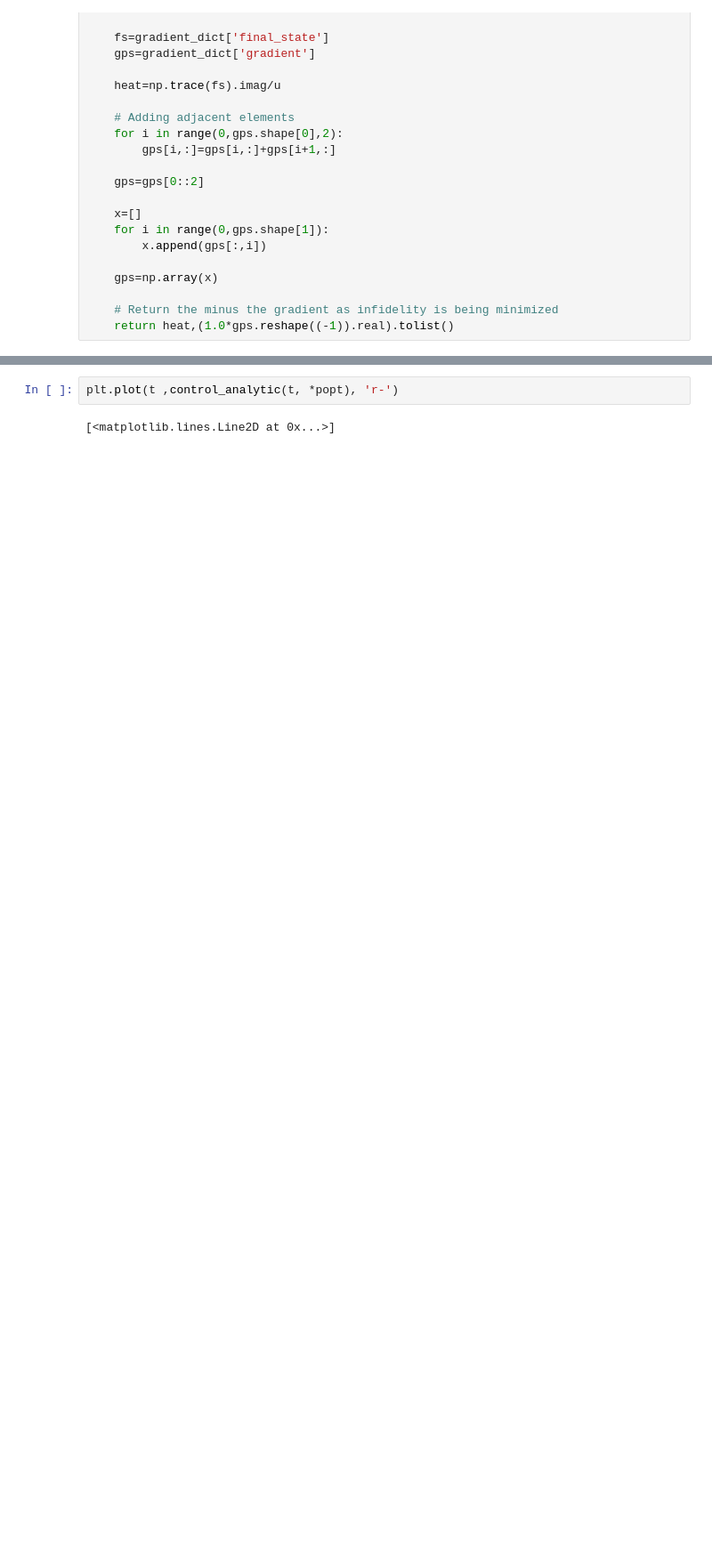
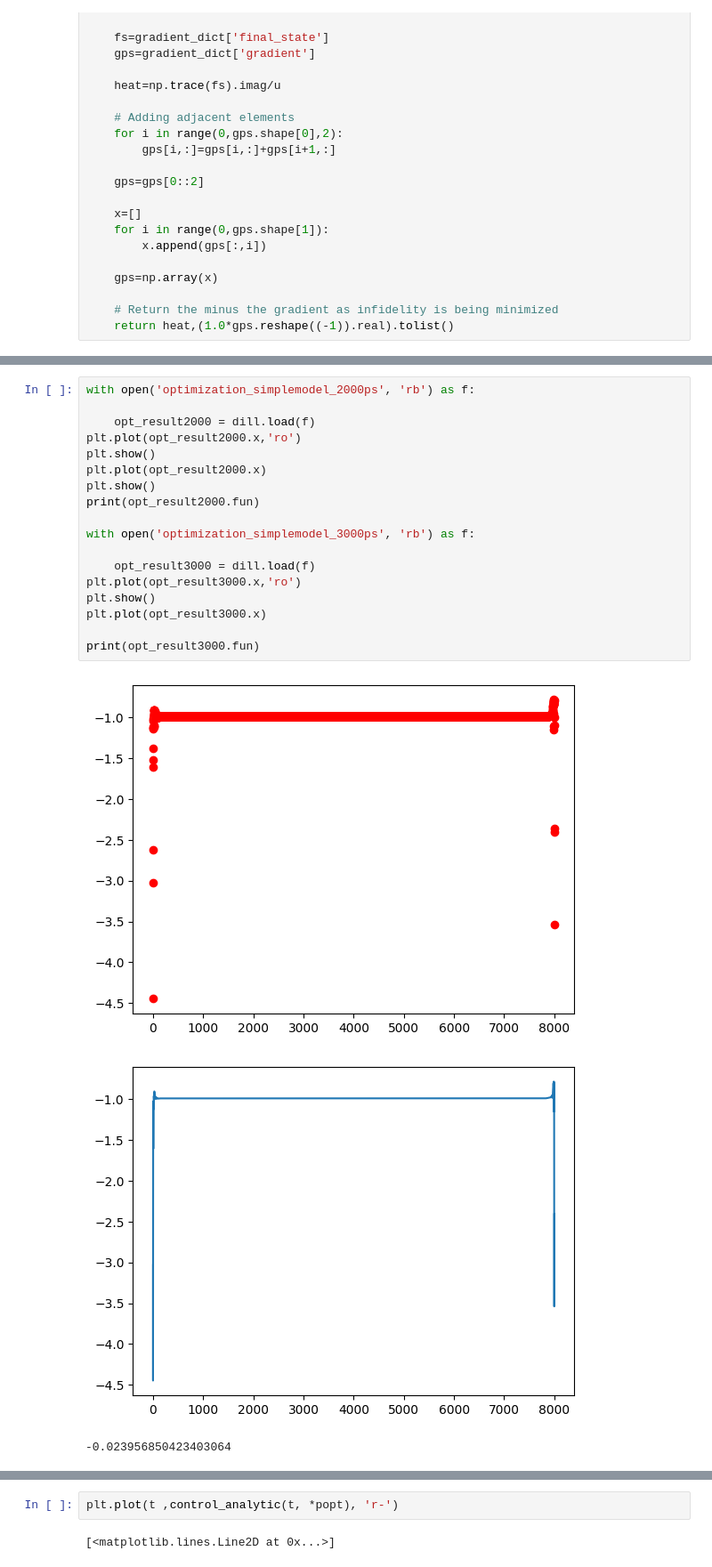
Before and after one commit to ebutler414/OQuPy, a Jupyter notebook: opt_simple.ipynb, the cells around one changed output, grey strips where cells are left out. Shown at 89% size. Drawn from its saved outputs; the diff is of its cells as text; blank space fills up the shorter version.

```diff
--- a/opt_simple.ipynb
+++ b/opt_simple.ipynb
@@ -266,0 +260,22 @@ print(opt_res)
+# %%
+with open('optimization_simplemodel_2000ps', 'rb') as f:
+
+    opt_result2000 = dill.load(f)
+plt.plot(opt_result2000.x,'ro')
+plt.show()
+plt.plot(opt_result2000.x)
+plt.show()
+print(opt_result2000.fun)
+
+with open('optimization_simplemodel_3000ps', 'rb') as f:
+
+    opt_result3000 = dill.load(f)
+plt.plot(opt_result3000.x,'ro')
+plt.show()
+plt.plot(opt_result3000.x)
+
+print(opt_result3000.fun)
+# %% [output]
+[figure, added]
+[figure, added]
+-0.023956850423403064
```
Also changed, not shown: parts of 11 cells of this notebook, 18 other files.
